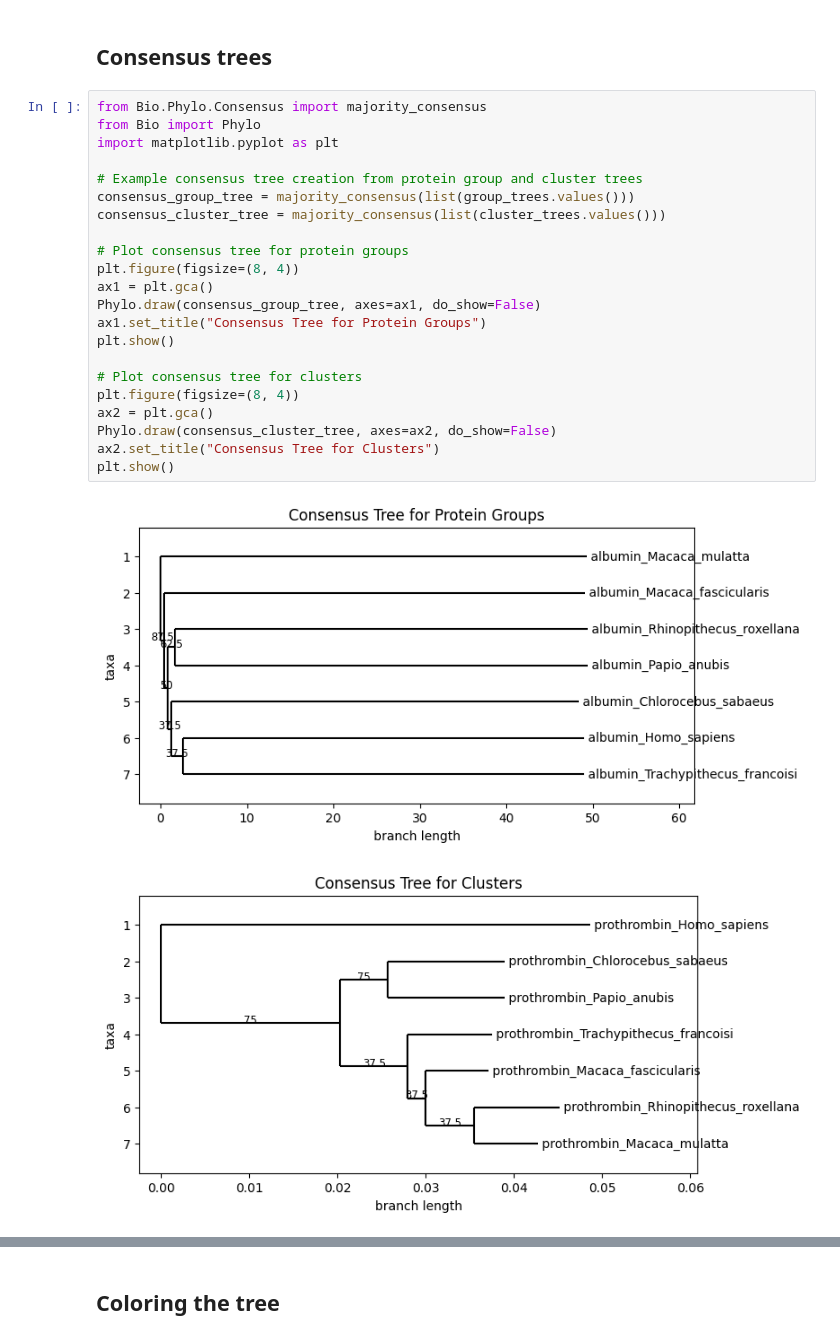
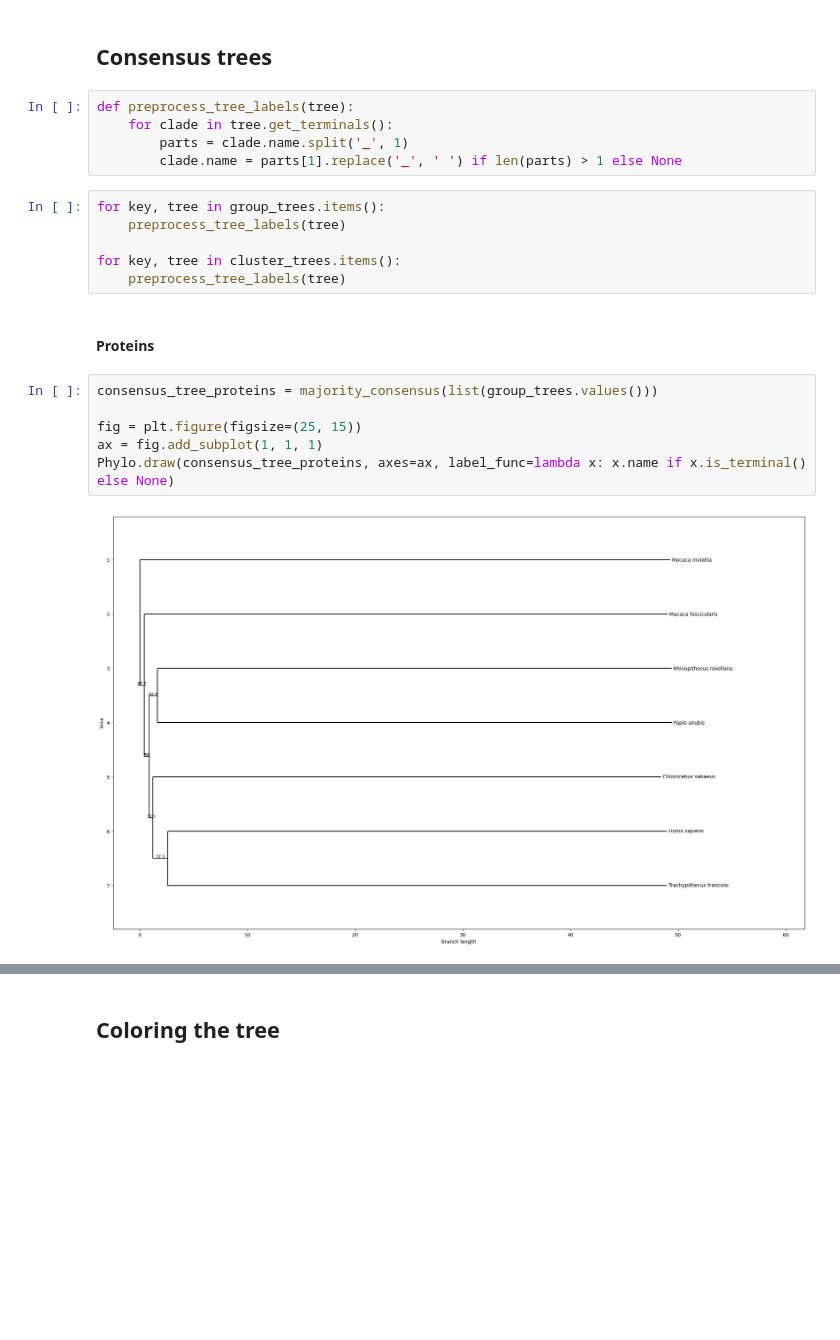
Before and after one commit to zosialagiewka/Bioinformatics_Projects, a Jupyter notebook: Task3/task3.ipynb, the cells around one changed output, grey strips where cells are left out. Saved outputs shown, nothing was run; the diff lists cells and outputs as text; blank space fills up the shorter version.

```diff
--- a/Task3/task3.ipynb
+++ b/Task3/task3.ipynb
@@ -246,27 +240,23 @@ plt.show()
 # %% [markdown]
 ## Consensus trees
-# %%
-from Bio.Phylo.Consensus import majority_consensus
-from Bio import Phylo
-import matplotlib.pyplot as plt
-
-# Example consensus tree creation from protein group and cluster trees
-consensus_group_tree = majority_consensus(list(group_trees.values()))
-consensus_cluster_tree = majority_consensus(list(cluster_trees.values()))
-
-# Plot consensus tree for protein groups
-plt.figure(figsize=(8, 4))
-ax1 = plt.gca()
-Phylo.draw(consensus_group_tree, axes=ax1, do_show=False)
-ax1.set_title("Consensus Tree for Protein Groups")
-plt.show()
-
-# Plot consensus tree for clusters
-plt.figure(figsize=(8, 4))
-ax2 = plt.gca()
-Phylo.draw(consensus_cluster_tree, axes=ax2, do_show=False)
-ax2.set_title("Consensus Tree for Clusters")
-plt.show()
-# %% [output]
-[figure, removed]
-[figure, removed]
+# %%
+def preprocess_tree_labels(tree):
+    for clade in tree.get_terminals():
+        parts = clade.name.split('_', 1)
+        clade.name = parts[1].replace('_', ' ') if len(parts) > 1 else None
+# %%
+for key, tree in group_trees.items():
+    preprocess_tree_labels(tree)
+
+for key, tree in cluster_trees.items():
+    preprocess_tree_labels(tree)
+# %% [markdown]
+#### Proteins
+# %%
+consensus_tree_proteins = majority_consensus(list(group_trees.values()))
+
+fig = plt.figure(figsize=(25, 15))
+ax = fig.add_subplot(1, 1, 1)
+Phylo.draw(consensus_tree_proteins, axes=ax, label_func=lambda x: x.name if x.is_terminal() else None)
+# %% [output]
+[figure, added]
```
Also changed, not shown: parts of 19 cells of this notebook.
